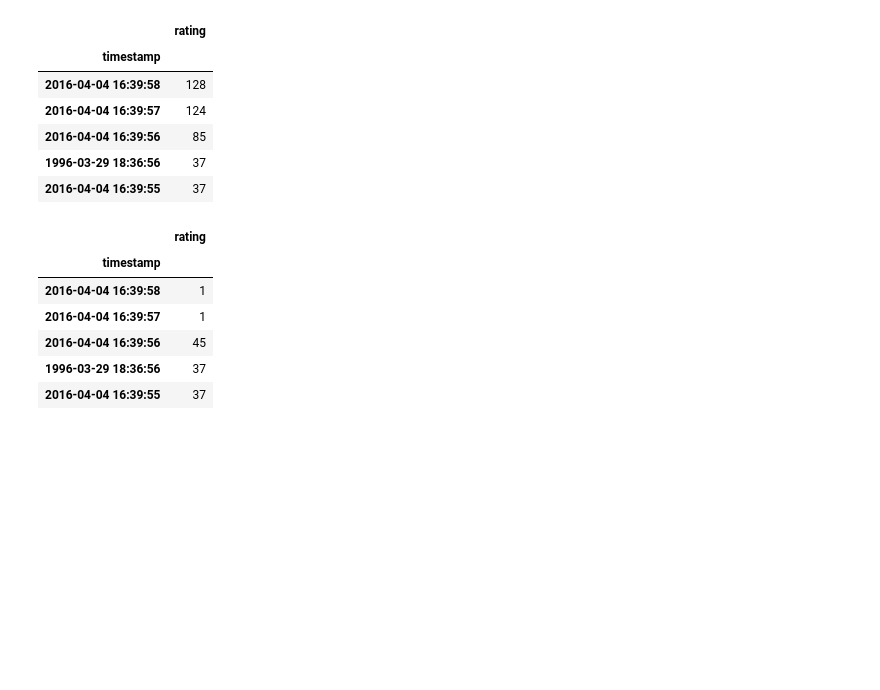
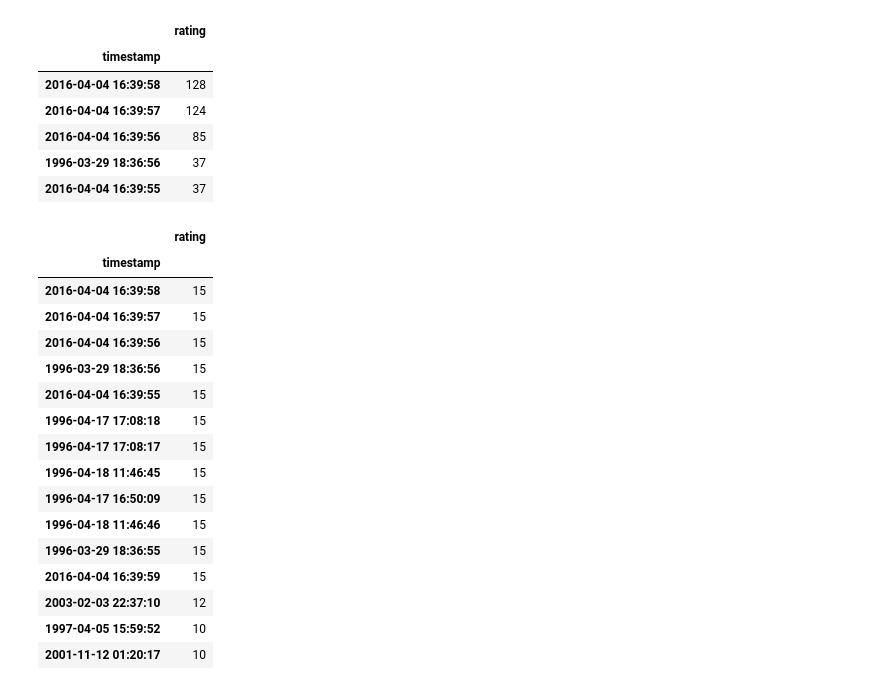
Before and after one commit to katipogluMustafa/TemporalDrift, a Jupyter notebook: Dataset_Analysis/Variations/Movielens_Dataset_Analysis_N_Mov_Per_Year_Altered.ipynb, the cells around one changed output. Drawn from its saved outputs; the diff is of its cells as text; code cells hidden in the pictures; blank space fills up the shorter version.

```diff
--- a/Dataset_Analysis/Variations/Movielens_Dataset_Analysis_N_Mov_Per_Year_Altered.ipynb
+++ b/Dataset_Analysis/Variations/Movielens_Dataset_Analysis_N_Mov_Per_Year_Altered.ipynb
@@ -190,20 +190,30 @@ ratings_df.head( )
 | 2016-04-04 16:39:56 | 85 |
 | 1996-03-29 18:36:56 | 37 |
 | 2016-04-04 16:39:55 | 37 |
-# %%
-ratings_df.iloc[0]['rating'] = 1
-ratings_df.iloc[1]['rating'] = 1
-ratings_df.iloc[2]['rating'] = 45
+# %%
+for i in range(0, 20):
+    if ratings_df.iloc[i]['rating'] > 15:
+        ratings_df.iloc[i]['rating'] = 15
 # %%
-ratings_df.head()
+ratings_df.head(15)
 # %% [output]
 |  | rating |
 | timestamp |  |
-| 2016-04-04 16:39:58 | 1 |
-| 2016-04-04 16:39:57 | 1 |
-| 2016-04-04 16:39:56 | 45 |
-| 1996-03-29 18:36:56 | 37 |
-| 2016-04-04 16:39:55 | 37 |
+| 2016-04-04 16:39:58 | 15 |
+| 2016-04-04 16:39:57 | 15 |
+| 2016-04-04 16:39:56 | 15 |
+| 1996-03-29 18:36:56 | 15 |
+| 2016-04-04 16:39:55 | 15 |
+| 1996-04-17 17:08:18 | 15 |
+| 1996-04-17 17:08:17 | 15 |
+| 1996-04-18 11:46:45 | 15 |
+| 1996-04-17 16:50:09 | 15 |
+| 1996-04-18 11:46:46 | 15 |
+| 1996-03-29 18:36:55 | 15 |
+| 2016-04-04 16:39:59 | 15 |
+| 2003-02-03 22:37:10 | 12 |
+| 1997-04-05 15:59:52 | 10 |
+| 2001-11-12 01:20:17 | 10 |
 # %%
 ratings_per_year = ratings_df.copy()
 ratings_per_year.columns = ['Rating Count']
```
Also changed, not shown: parts of 39 cells of this notebook.
